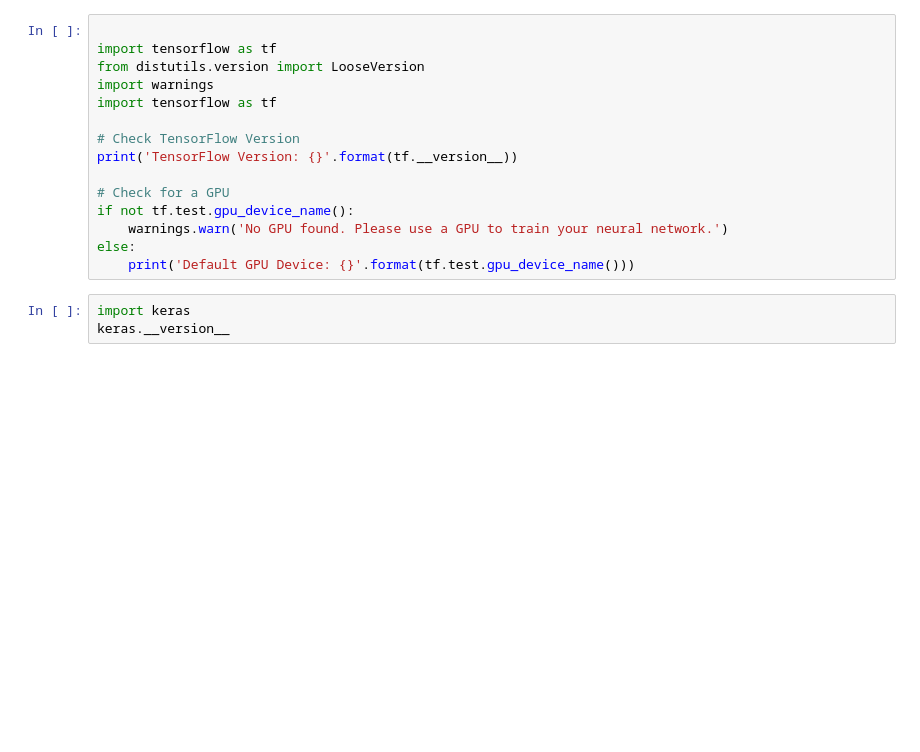
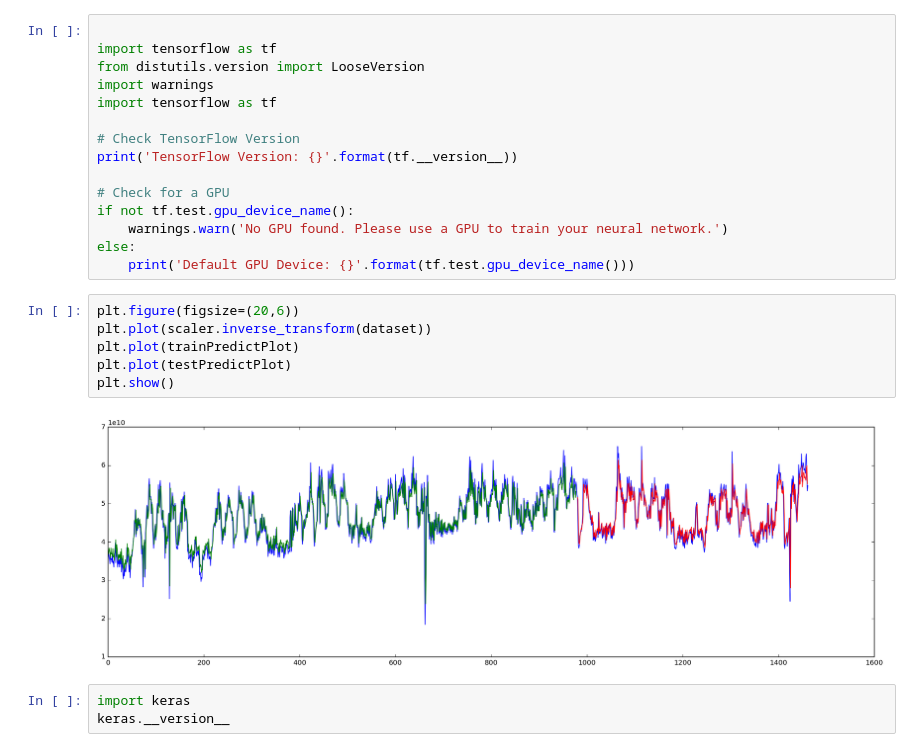
Before and after one commit to brianhu2006/network_traffic_prediction, a Jupyter notebook: netwwork_test.ipynb, the cells around one changed output. Cells and saved outputs as stored; diff of their text form; blank space fills up the shorter version.

```diff
--- a/netwwork_test.ipynb
+++ b/netwwork_test.ipynb
@@ -283,6 +286,14 @@ if not tf.test.gpu_device_name():
     warnings.warn('No GPU found. Please use a GPU to train your neural network.')
 else:
     print('Default GPU Device: {}'.format(tf.test.gpu_device_name()))
+# %%
+plt.figure(figsize=(20,6))
+plt.plot(scaler.inverse_transform(dataset))
+plt.plot(trainPredictPlot)
+plt.plot(testPredictPlot)
+plt.show()
+# %% [output]
+[figure, added]
 # %%
 import keras
 keras.__version__
```
Also changed, not shown: parts of 4 cells of this notebook.
